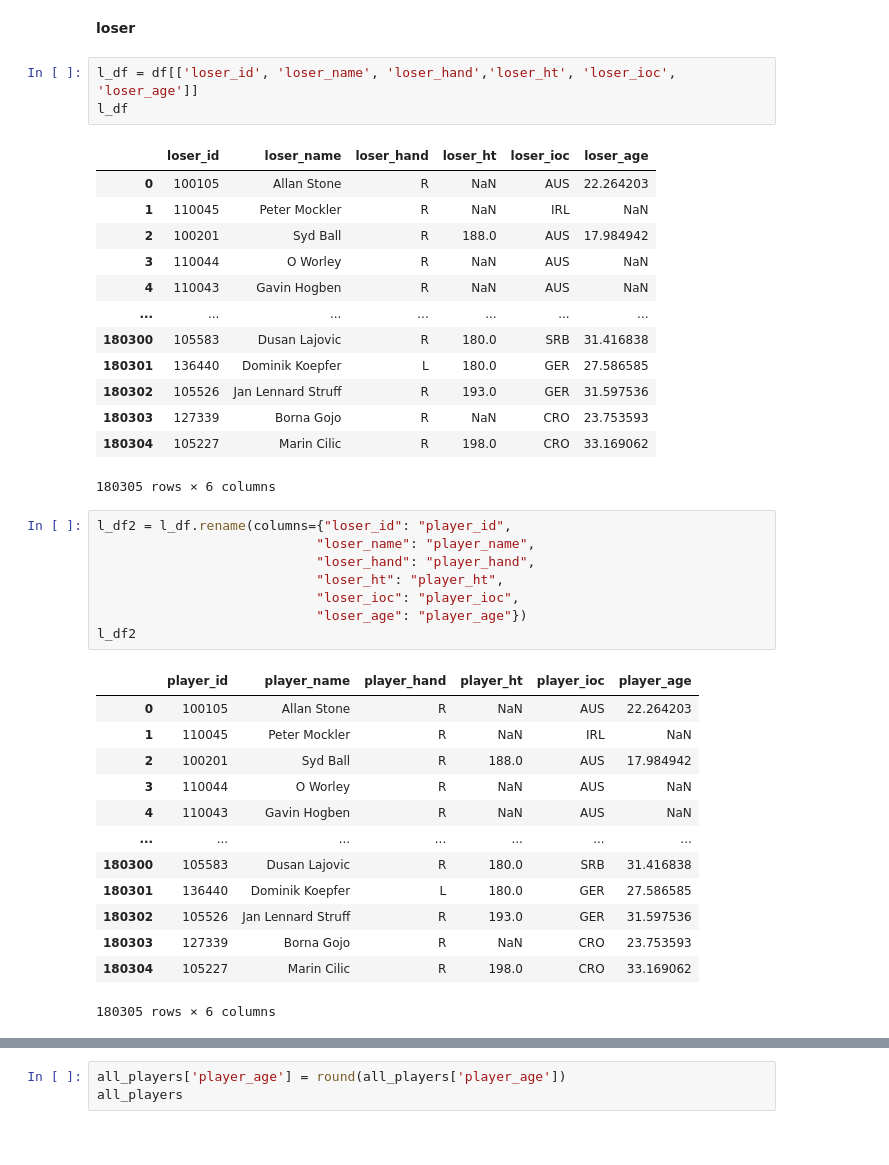
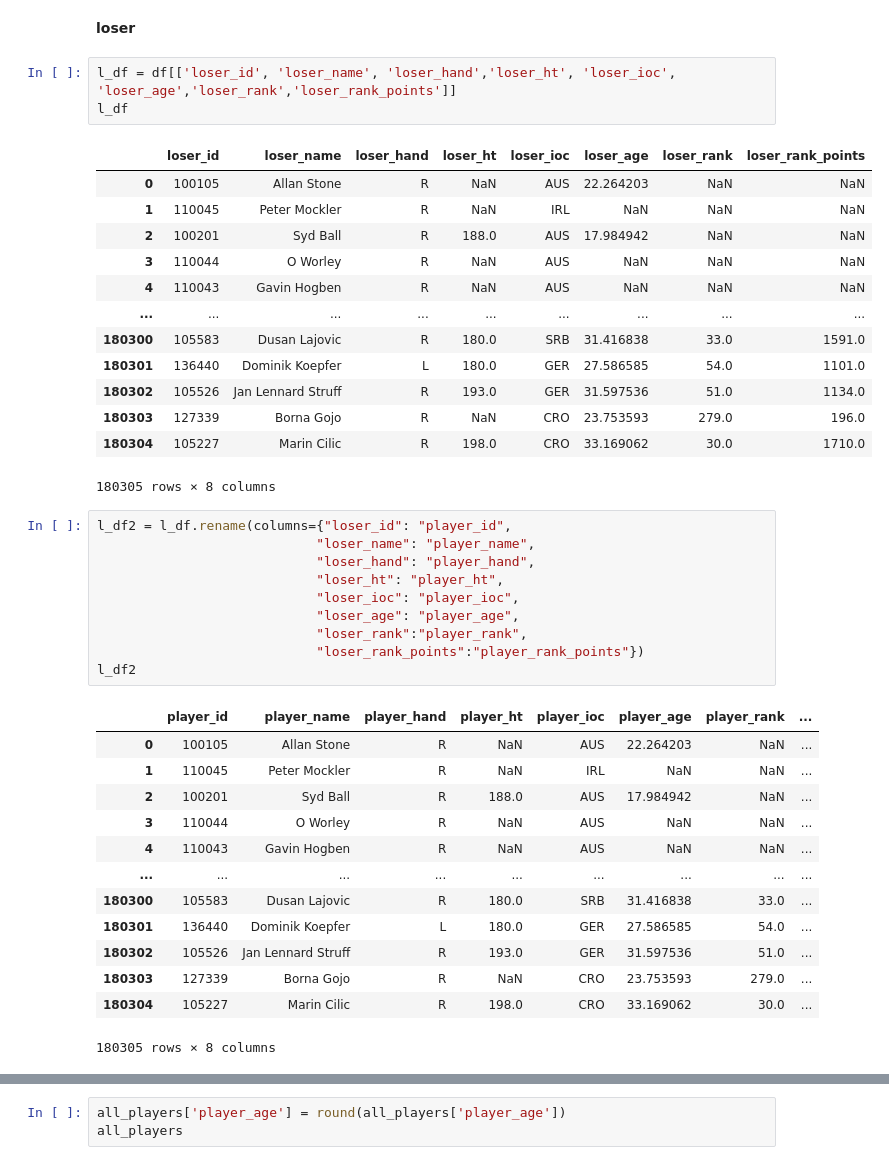
Before and after one commit to julieher/project_folder, a Jupyter notebook: players_ETL.ipynb, the cells around one changed output, grey strips where cells are left out. Saved outputs shown, nothing was run; the diff lists cells and outputs as text.

```diff
--- a/players_ETL.ipynb
+++ b/players_ETL.ipynb
@@ -74,44 +66,46 @@ w_df2
 # %% [markdown]
 **loser**
 # %%
-l_df = df[['loser_id', 'loser_name', 'loser_hand','loser_ht', 'loser_ioc', 'loser_age']]
+l_df = df[['loser_id', 'loser_name', 'loser_hand','loser_ht', 'loser_ioc', 'loser_age','loser_rank','loser_rank_points']]
 l_df
 # %% [output]
-|  | loser_id | loser_name | loser_hand | loser_ht | loser_ioc | loser_age |
-| 0 | 100105 | Allan Stone | R | NaN | AUS | 22.264203 |
-| 1 | 110045 | Peter Mockler | R | NaN | IRL | NaN |
-| 2 | 100201 | Syd Ball | R | 188.0 | AUS | 17.984942 |
-| 3 | 110044 | O Worley | R | NaN | AUS | NaN |
-| 4 | 110043 | Gavin Hogben | R | NaN | AUS | NaN |
-| ... | ... | ... | ... | ... | ... | ... |
-| 180300 | 105583 | Dusan Lajovic | R | 180.0 | SRB | 31.416838 |
-| 180301 | 136440 | Dominik Koepfer | L | 180.0 | GER | 27.586585 |
-| 180302 | 105526 | Jan Lennard Struff | R | 193.0 | GER | 31.597536 |
-| 180303 | 127339 | Borna Gojo | R | NaN | CRO | 23.753593 |
-| 180304 | 105227 | Marin Cilic | R | 198.0 | CRO | 33.169062 |
+|  | loser_id | loser_name | loser_hand | loser_ht | loser_ioc | loser_age | loser_rank | loser_rank_points |
+| 0 | 100105 | Allan Stone | R | NaN | AUS | 22.264203 | NaN | NaN |
+| 1 | 110045 | Peter Mockler | R | NaN | IRL | NaN | NaN | NaN |
+| 2 | 100201 | Syd Ball | R | 188.0 | AUS | 17.984942 | NaN | NaN |
+| 3 | 110044 | O Worley | R | NaN | AUS | NaN | NaN | NaN |
+| 4 | 110043 | Gavin Hogben | R | NaN | AUS | NaN | NaN | NaN |
+| ... | ... | ... | ... | ... | ... | ... | ... | ... |
+| 180300 | 105583 | Dusan Lajovic | R | 180.0 | SRB | 31.416838 | 33.0 | 1591.0 |
+| 180301 | 136440 | Dominik Koepfer | L | 180.0 | GER | 27.586585 | 54.0 | 1101.0 |
+| 180302 | 105526 | Jan Lennard Struff | R | 193.0 | GER | 31.597536 | 51.0 | 1134.0 |
+| 180303 | 127339 | Borna Gojo | R | NaN | CRO | 23.753593 | 279.0 | 196.0 |
+| 180304 | 105227 | Marin Cilic | R | 198.0 | CRO | 33.169062 | 30.0 | 1710.0 |
-180305 rows × 6 columns
+180305 rows × 8 columns
 # %%
 l_df2 = l_df.rename(columns={"loser_id": "player_id",
                             "loser_name": "player_name",
                             "loser_hand": "player_hand",
                             "loser_ht": "player_ht",
                             "loser_ioc": "player_ioc",
-                            "loser_age": "player_age"})
+                            "loser_age": "player_age",
+                            "loser_rank":"player_rank",
+                            "loser_rank_points":"player_rank_points"})
 l_df2
 # %% [output]
-|  | player_id | player_name | player_hand | player_ht | player_ioc | player_age |
-| 0 | 100105 | Allan Stone | R | NaN | AUS | 22.264203 |
-| 1 | 110045 | Peter Mockler | R | NaN | IRL | NaN |
-| 2 | 100201 | Syd Ball | R | 188.0 | AUS | 17.984942 |
-| 3 | 110044 | O Worley | R | NaN | AUS | NaN |
-| 4 | 110043 | Gavin Hogben | R | NaN | AUS | NaN |
-| ... | ... | ... | ... | ... | ... | ... |
-| 180300 | 105583 | Dusan Lajovic | R | 180.0 | SRB | 31.416838 |
-| 180301 | 136440 | Dominik Koepfer | L | 180.0 | GER | 27.586585 |
-| 180302 | 105526 | Jan Lennard Struff | R | 193.0 | GER | 31.597536 |
-| 180303 | 127339 | Borna Gojo | R | NaN | CRO | 23.753593 |
-| 180304 | 105227 | Marin Cilic | R | 198.0 | CRO | 33.169062 |
+|  | player_id | player_name | player_hand | player_ht | player_ioc | player_age | player_rank | ... |
+| 0 | 100105 | Allan Stone | R | NaN | AUS | 22.264203 | NaN | ... |
+| 1 | 110045 | Peter Mockler | R | NaN | IRL | NaN | NaN | ... |
+| 2 | 100201 | Syd Ball | R | 188.0 | AUS | 17.984942 | NaN | ... |
+| 3 | 110044 | O Worley | R | NaN | AUS | NaN | NaN | ... |
+| 4 | 110043 | Gavin Hogben | R | NaN | AUS | NaN | NaN | ... |
+| ... | ... | ... | ... | ... | ... | ... | ... | ... |
+| 180300 | 105583 | Dusan Lajovic | R | 180.0 | SRB | 31.416838 | 33.0 | ... |
+| 180301 | 136440 | Dominik Koepfer | L | 180.0 | GER | 27.586585 | 54.0 | ... |
+| 180302 | 105526 | Jan Lennard Struff | R | 193.0 | GER | 31.597536 | 51.0 | ... |
+| 180303 | 127339 | Borna Gojo | R | NaN | CRO | 23.753593 | 279.0 | ... |
+| 180304 | 105227 | Marin Cilic | R | 198.0 | CRO | 33.169062 | 30.0 | ... |
-180305 rows × 6 columns
+180305 rows × 8 columns
 # %%
 all_players = pd.concat([w_df2, l_df2], axis = 0)
 all_players
```
Also changed, not shown: parts of 9 cells of this notebook, 1 other file.
